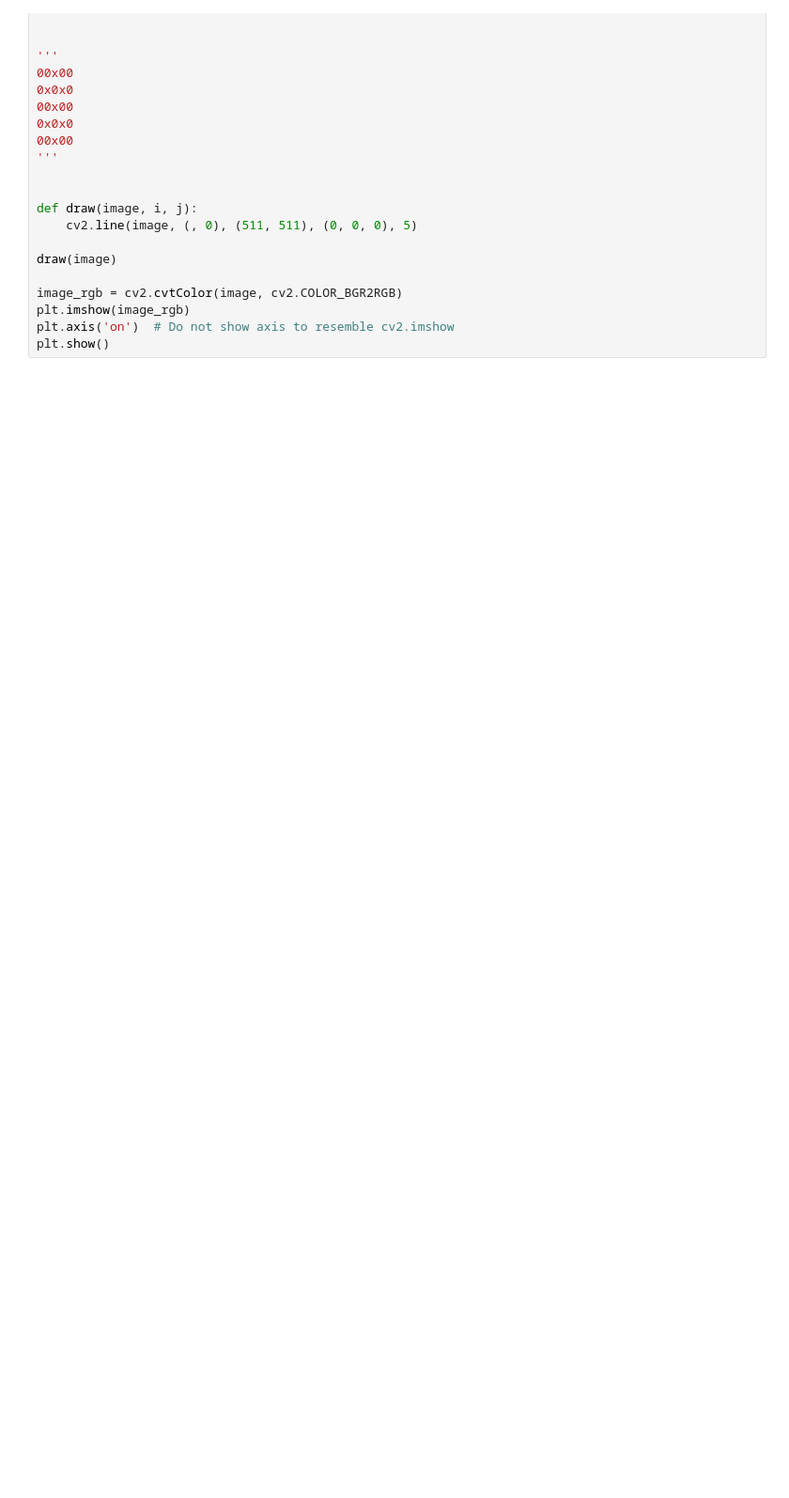
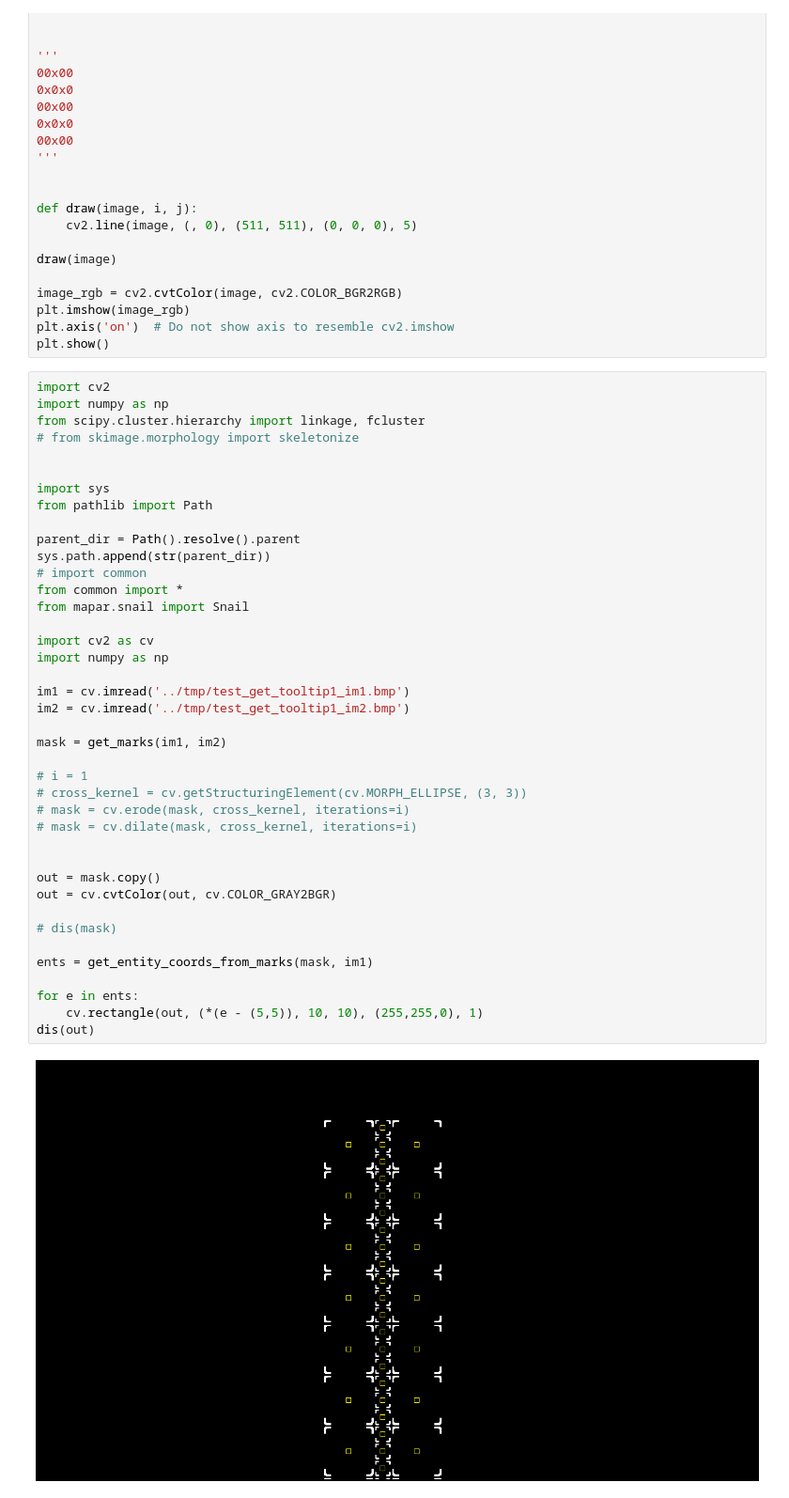
Before and after one commit to aash/factorio-assistant, a Jupyter notebook: experiments/2.ipynb, the cells around one changed output. Shown at 94% size. Cells and saved outputs as stored; diff of their text form; blank space fills up the shorter version.

```diff
--- a/experiments/2.ipynb
+++ b/experiments/2.ipynb
@@ -406,3 +406,45 @@ image_rgb = cv2.cvtColor(image, cv2.COLOR_BGR2RGB)
 plt.imshow(image_rgb)
 plt.axis('on')  # Do not show axis to resemble cv2.imshow
 plt.show()
+# %%
+import cv2
+import numpy as np
+from scipy.cluster.hierarchy import linkage, fcluster
+# from skimage.morphology import skeletonize
+
+
+import sys
+from pathlib import Path
+
+parent_dir = Path().resolve().parent
+sys.path.append(str(parent_dir))
+# import common
+from common import *
+from mapar.snail import Snail
+
+import cv2 as cv
+import numpy as np
+
+im1 = cv.imread('../tmp/test_get_tooltip1_im1.bmp')
+im2 = cv.imread('../tmp/test_get_tooltip1_im2.bmp')
+
+mask = get_marks(im1, im2)
+
+# i = 1
+# cross_kernel = cv.getStructuringElement(cv.MORPH_ELLIPSE, (3, 3))
+# mask = cv.erode(mask, cross_kernel, iterations=i)
+# mask = cv.dilate(mask, cross_kernel, iterations=i)
+
+
+out = mask.copy()
+out = cv.cvtColor(out, cv.COLOR_GRAY2BGR)
+
+# dis(mask)
+
+ents = get_entity_coords_from_marks(mask, im1)
+
+for e in ents:
+    cv.rectangle(out, (*(e - (5,5)), 10, 10), (255,255,0), 1)
+dis(out)
+# %% [output]
+[figure, added]
```
Also changed, not shown: parts of 17 cells of this notebook, 1 other file.
